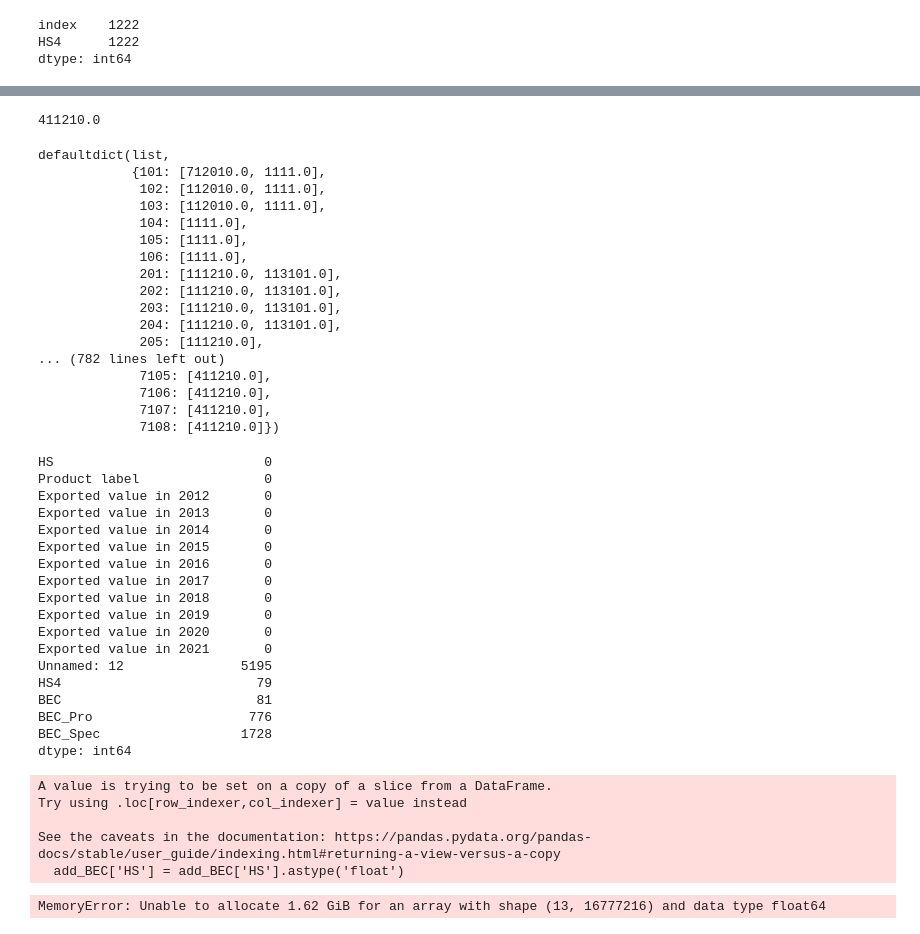
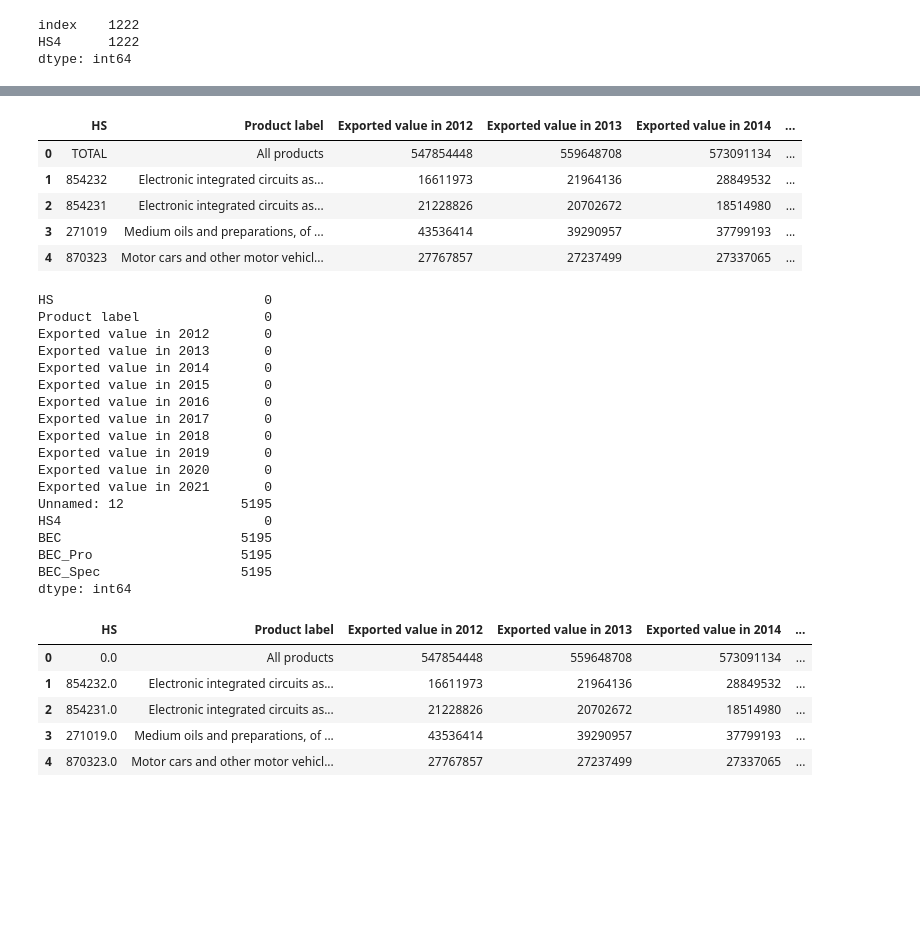
Before and after one commit to gayooncho/portfolio, a Jupyter notebook: project2_trade/Python/0622_hs4G.ipynb, the cells around one changed output, grey strips where cells are left out. Saved outputs shown, nothing was run; the diff lists cells and outputs as text; code cells hidden in the pictures; blank space fills up the shorter version.

```diff
--- a/project2_trade/Python/0622_hs4G.ipynb
+++ b/project2_trade/Python/0622_hs4G.ipynb
@@ -130,4 +111,0 @@ defaultdict(list,
-# %%
-hs4_dict[7104].
-# %% [output]
-411210.0
@@ -143,43 +123,34 @@ for i in range(len(hs4)) :
         if hs4Temp == hsbecTemp and hs4_bec.loc[j, 'BEC'] not in hs4_dict[hs4Temp]:
             hs4_dict[hs4Temp].append(hs4_bec.loc[j, 'BEC'])
         pass
-
-hs4_dict
-# %% [output]
-defaultdict(list,
-            {101: [712010.0, 1111.0],
-             102: [112010.0, 1111.0],
-             103: [112010.0, 1111.0],
-             104: [1111.0],
-             105: [1111.0],
-             106: [1111.0],
-             201: [111210.0, 113101.0],
-             202: [111210.0, 113101.0],
-             203: [111210.0, 113101.0],
-             204: [111210.0, 113101.0],
-             205: [111210.0],
-... (782 lines left out)
-             7105: [411210.0],
-             7106: [411210.0],
-             7107: [411210.0],
-             7108: [411210.0]})
 # %%
 # korea exported 파일 불러오기
 korea_exported_list = pd.read_table('C:\project2\Trade_map_List_of_products_exported_and_imported\Trade_Map_-_List_of_products_exported_by_Korea__Republic_of.txt', sep = '\t')
 
 # code -> hs로 컬럼 이름 변경
 korea_exported_list.rename(columns={'Code':'HS'}, inplace=True)
-# korea_exported_list.info()
+korea_exported_list.head()
+# %% [output]
+|  | HS | Product label | Exported value in 2012 | Exported value in 2013 | Exported value in 2014 | ... |
+| 0 | TOTAL | All products | 547854448 | 559648708 | 573091134 | ... |
+| 1 | 854232 | Electronic integrated circuits as... | 16611973 | 21964136 | 28849532 | ... |
+| 2 | 854231 | Electronic integrated circuits as... | 21228826 | 20702672 | 18514980 | ... |
+| 3 | 271019 | Medium oils and preparations, of ... | 43536414 | 39290957 | 37799193 | ... |
+| 4 | 870323 | Motor cars and other motor vehicl... | 27767857 | 27237499 | 27337065 | ... |
 # %%
 
 #   1) code 열에 total -> 0으로 변경
 korea_exported_list.loc[0, 'HS'] = 000000
 
 #   2) korea 데이터 프레임에 hs 코드 데이터 타입 형변환
-korea_exported_list['HS'] = pd.to_numeric(korea_exported_list['HS'])
+# korea_exported_list['HS'] = pd.to_numeric(korea_exported_list['HS'])
 
 #   2) merge를 사용해 hs코드 기준으로 데이터 프레임 병합
 korea_exported_list = pd.merge(korea_exported_list, hs_bec, how='left', on='HS')
+
+#   2-2 hs코드 잘라서 hs4에 넣어주기
+korea_exported_list['HS'] = korea_exported_list['HS'].astype('str')
+korea_exported_list['HS4'] = korea_exported_list['HS'].str.slice(0, 4)
 
 #   3) 병합된 데이터 프레임에 결측값 확인
 korea_exported_list.isnull().sum()
@@ -212,10 +183,10 @@ Exported value in 2019       0
 Exported value in 2020       0
 Exported value in 2021       0
 Unnamed: 12               5195
-HS4                         79
-BEC                         81
-BEC_Pro                    776
-BEC_Spec                  1728
+HS4                          0
+BEC                       5195
+BEC_Pro                   5195
+BEC_Spec                  5195
 dtype: int64
 # %%
 add_BEC = korea_exported_list[korea_exported_list['BEC'].isnull()]
@@ -226,22 +197,20 @@ add_index = add_BEC.index
 add_index= list(add_index)
 
 hs4_count = hs4_bec.groupby('HS4').count()
+add_BEC.head()
 
-# 행 늘려보기
-for i in add_index:
-    # x = 0
-    for j in range(len(hs4_count)):
-        count = hs4_count.loc[hs4.loc[j, 'HS4'], "BEC"]
-        if count > 1:
-            for x in range(count):
-                add_BEC = pd.concat([add_BEC,add_BEC.loc[i]])
+hs4_hs_bec = hs_bec[['HS','BEC']]
+add_BEC.drop(['BEC'], axis=1, inplace=True)
 
-# df = df.append(df.loc[2])
-add_BEC.count(1)
+
+
+add_BEC = pd.merge(add_BEC, hs4_hs_bec, how='left', on='HS')
+add_BEC.head()
+# add_BEC.isna().count()
 # %% [output]
-A value is trying to be set on a copy of a slice from a DataFrame.
-Try using .loc[row_indexer,col_indexer] = value instead
-
-See the caveats in the documentation: https://pandas.pydata.org/pandas-docs/stable/user_guide/indexing.html#returning-a-view-versus-a-copy
-  add_BEC['HS'] = add_BEC['HS'].astype('float')
-MemoryError: Unable to allocate 1.62 GiB for an array with shape (13, 16777216) and data type float64
+|  | HS | Product label | Exported value in 2012 | Exported value in 2013 | Exported value in 2014 | ... |
+| 0 | 0.0 | All products | 547854448 | 559648708 | 573091134 | ... |
+| 1 | 854232.0 | Electronic integrated circuits as... | 16611973 | 21964136 | 28849532 | ... |
+| 2 | 854231.0 | Electronic integrated circuits as... | 21228826 | 20702672 | 18514980 | ... |
+| 3 | 271019.0 | Medium oils and preparations, of ... | 43536414 | 39290957 | 37799193 | ... |
+| 4 | 870323.0 | Motor cars and other motor vehicl... | 27767857 | 27237499 | 27337065 | ... |
```
Also changed, not shown: parts of 8 cells of this notebook.
